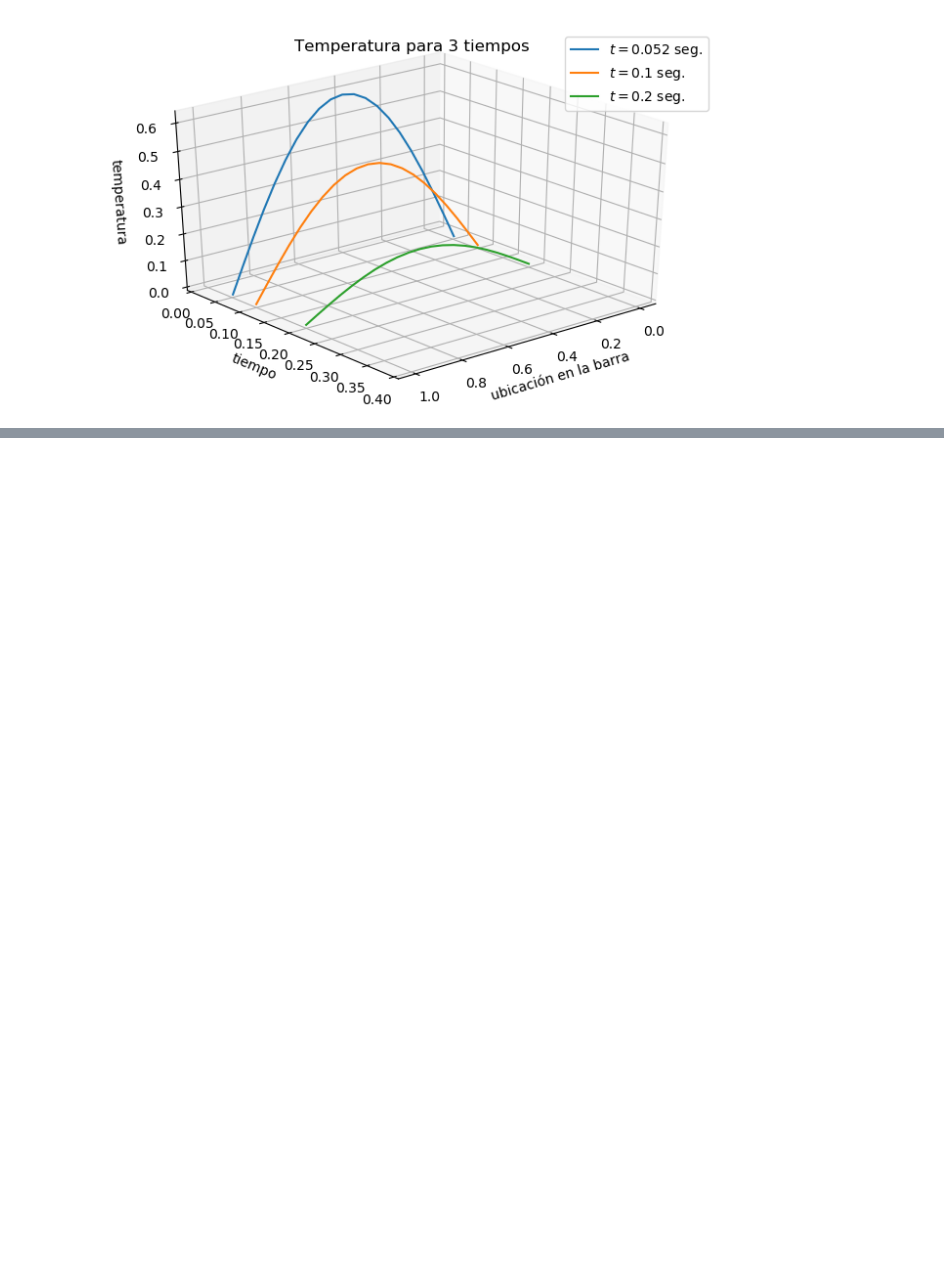
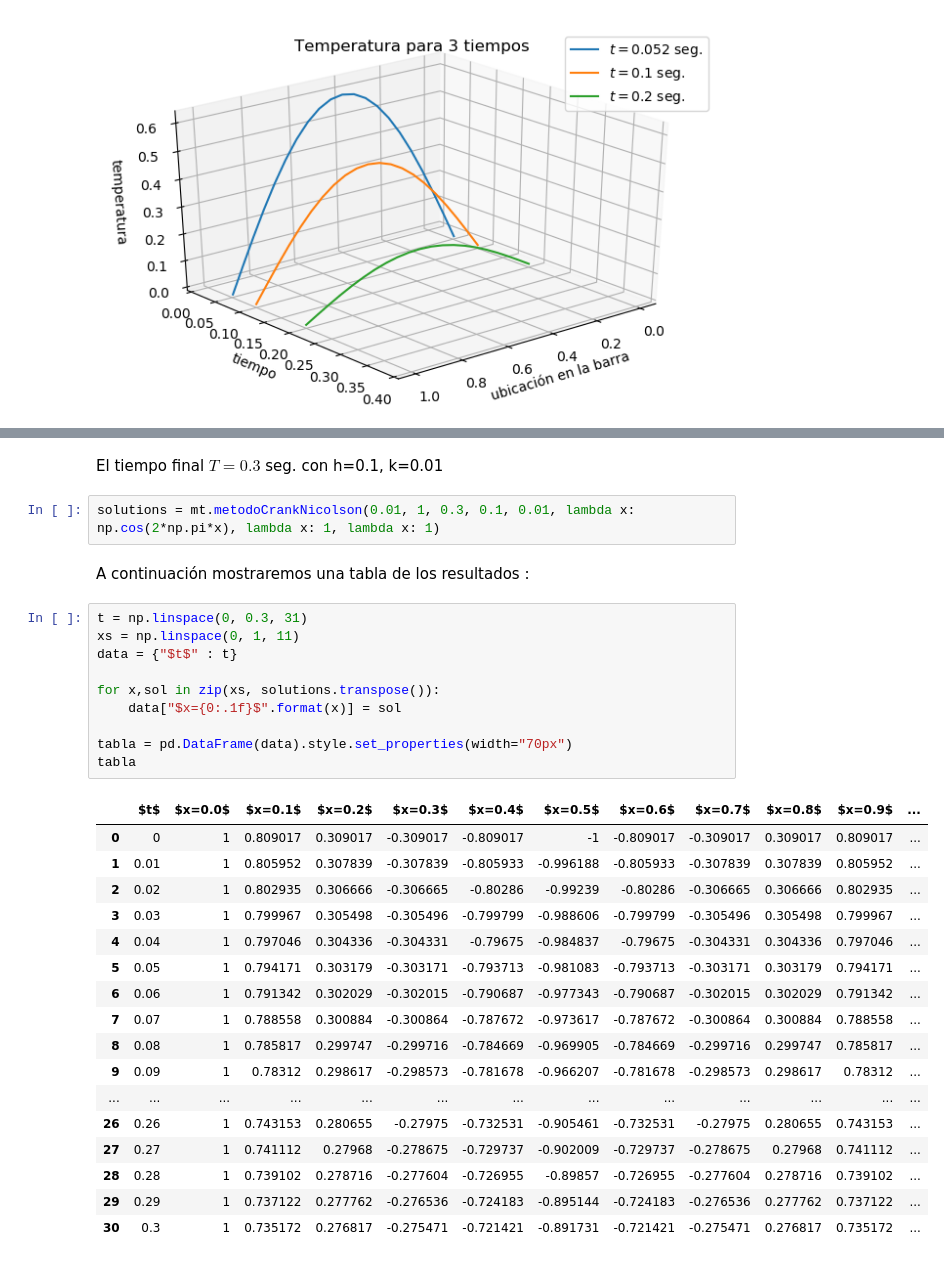
Before and after one commit to Coracaos/Metodos-Numericos-EDP, a Jupyter notebook: practica01.ipynb, the cells around one changed output, grey strips where cells are left out. Drawn from its saved outputs; the diff is of its cells as text; blank space fills up the shorter version.

```diff
--- a/practica01.ipynb
+++ b/practica01.ipynb
@@ -418,0 +591,34 @@ plt.show()
+# %% [markdown]
+El tiempo final $T=0.3$ seg. con h=0.1, k=0.01
+# %%
+solutions = mt.metodoCrankNicolson(0.01, 1, 0.3, 0.1, 0.01, lambda x: np.cos(2*np.pi*x), lambda x: 1, lambda x: 1)
+# %% [markdown]
+A continuación mostraremos una tabla de los resultados :
+# %%
+t = np.linspace(0, 0.3, 31)
+xs = np.linspace(0, 1, 11)
+data = {"$t$" : t}
+
+for x,sol in zip(xs, solutions.transpose()):
+    data["$x={0:.1f}$".format(x)] = sol
+
+tabla = pd.DataFrame(data).style.set_properties(width="70px")
+tabla
+# %% [output]
+|  | $t$ | $x=0.0$ | $x=0.1$ | $x=0.2$ | $x=0.3$ | $x=0.4$ | $x=0.5$ | $x=0.6$ | $x=0.7$ | $x=0.8$ | $x=0.9$ | ... |
+| 0 | 0 | 1 | 0.809017 | 0.309017 | -0.309017 | -0.809017 | -1 | -0.809017 | -0.309017 | 0.309017 | 0.809017 | ... |
+| 1 | 0.01 | 1 | 0.805952 | 0.307839 | -0.307839 | -0.805933 | -0.996188 | -0.805933 | -0.307839 | 0.307839 | 0.805952 | ... |
+| 2 | 0.02 | 1 | 0.802935 | 0.306666 | -0.306665 | -0.80286 | -0.99239 | -0.80286 | -0.306665 | 0.306666 | 0.802935 | ... |
+| 3 | 0.03 | 1 | 0.799967 | 0.305498 | -0.305496 | -0.799799 | -0.988606 | -0.799799 | -0.305496 | 0.305498 | 0.799967 | ... |
+| 4 | 0.04 | 1 | 0.797046 | 0.304336 | -0.304331 | -0.79675 | -0.984837 | -0.79675 | -0.304331 | 0.304336 | 0.797046 | ... |
+| 5 | 0.05 | 1 | 0.794171 | 0.303179 | -0.303171 | -0.793713 | -0.981083 | -0.793713 | -0.303171 | 0.303179 | 0.794171 | ... |
+| 6 | 0.06 | 1 | 0.791342 | 0.302029 | -0.302015 | -0.790687 | -0.977343 | -0.790687 | -0.302015 | 0.302029 | 0.791342 | ... |
+| 7 | 0.07 | 1 | 0.788558 | 0.300884 | -0.300864 | -0.787672 | -0.973617 | -0.787672 | -0.300864 | 0.300884 | 0.788558 | ... |
+| 8 | 0.08 | 1 | 0.785817 | 0.299747 | -0.299716 | -0.784669 | -0.969905 | -0.784669 | -0.299716 | 0.299747 | 0.785817 | ... |
+| 9 | 0.09 | 1 | 0.78312 | 0.298617 | -0.298573 | -0.781678 | -0.966207 | -0.781678 | -0.298573 | 0.298617 | 0.78312 | ... |
+| ... | ... | ... | ... | ... | ... | ... | ... | ... | ... | ... | ... | ... |
+| 26 | 0.26 | 1 | 0.743153 | 0.280655 | -0.27975 | -0.732531 | -0.905461 | -0.732531 | -0.27975 | 0.280655 | 0.743153 | ... |
+| 27 | 0.27 | 1 | 0.741112 | 0.27968 | -0.278675 | -0.729737 | -0.902009 | -0.729737 | -0.278675 | 0.27968 | 0.741112 | ... |
+| 28 | 0.28 | 1 | 0.739102 | 0.278716 | -0.277604 | -0.726955 | -0.89857 | -0.726955 | -0.277604 | 0.278716 | 0.739102 | ... |
+| 29 | 0.29 | 1 | 0.737122 | 0.277762 | -0.276536 | -0.724183 | -0.895144 | -0.724183 | -0.276536 | 0.277762 | 0.737122 | ... |
+| 30 | 0.3 | 1 | 0.735172 | 0.276817 | -0.275471 | -0.721421 | -0.891731 | -0.721421 | -0.275471 | 0.276817 | 0.735172 | ... |
```
Also changed, not shown: parts of 65 cells of this notebook, 2 other files.
